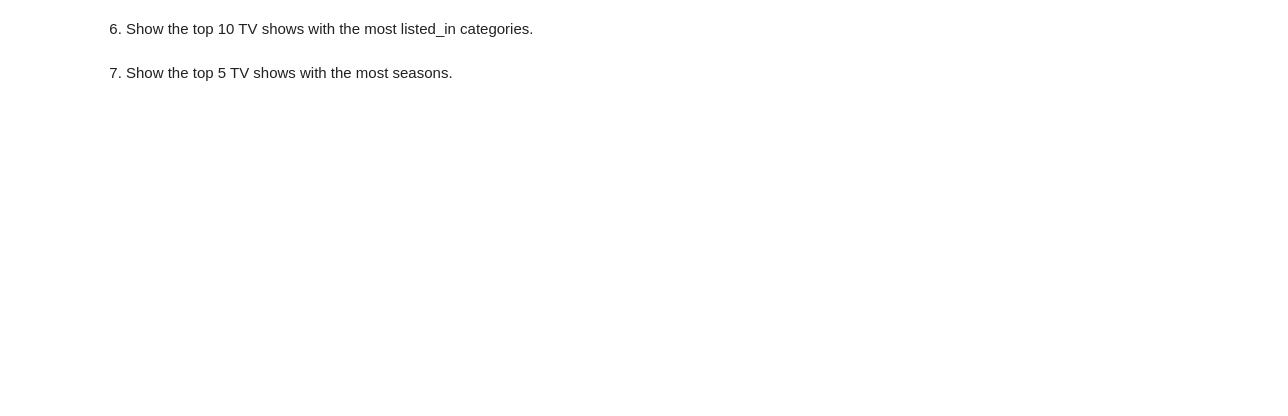
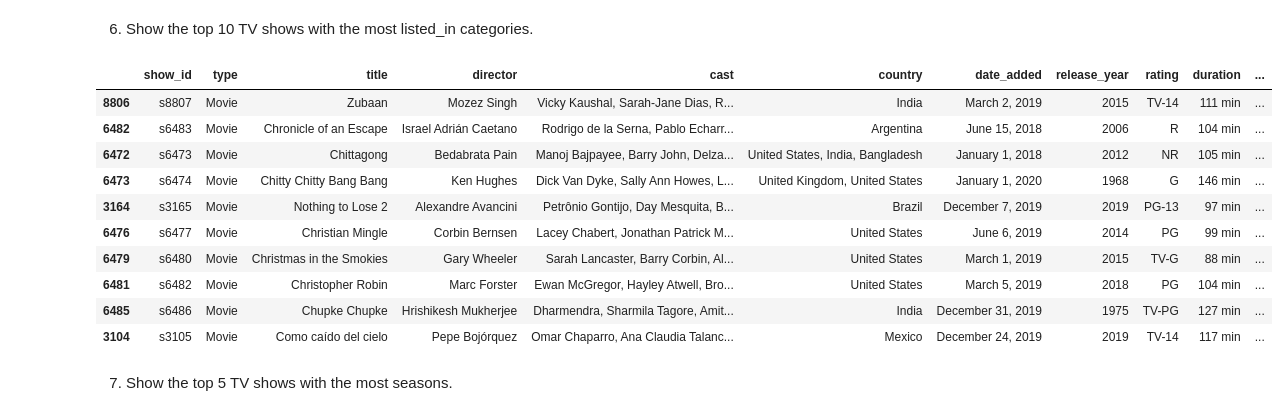
Before and after one commit to ahayasic/workshop-pandas-zero-to-hero, a Jupyter notebook: 02-string-manipulation.ipynb, the cells around one changed output. Saved outputs shown, nothing was run; the diff lists cells and outputs as text; code cells hidden in the pictures; blank space fills up the shorter version.

```diff
--- a/02-string-manipulation.ipynb
+++ b/02-string-manipulation.ipynb
@@ -398,2 +470,8 @@ df.head()
 # %% [markdown]
 5. Show the top 10 TV shows with the biggest cast size. Display only the title, director, cast, cast size, country, and release year columns.
+# %%
+df['cast_size'] = df['cast'].str.split(',').str.len()
+
+sorted_df = df.sort_values('cast_size', ascending=False)
+
+sorted_df[['title', 'director', 'cast', 'cast_size', 'country', 'release_year']].head(10)
@@ -400,4 +490,21 @@ df.head()
 # %% [markdown]
 6. Show the top 10 TV shows with the most listed_in categories.
+# %%
+df['listed_in_count'] = df['listed_in'].str.split(',').str.len()
+
+sorted_df = df.sort_values('listed_in_count', ascending=False)
+sorted_df.head(10)
+# %% [output]
+|  | show_id | type | title | director | cast | country | date_added | release_year | rating | duration | ... |
+| 8806 | s8807 | Movie | Zubaan | Mozez Singh | Vicky Kaushal, Sarah-Jane Dias, R... | India | March 2, 2019 | 2015 | TV-14 | 111 min | ... |
+| 6482 | s6483 | Movie | Chronicle of an Escape | Israel Adrián Caetano | Rodrigo de la Serna, Pablo Echarr... | Argentina | June 15, 2018 | 2006 | R | 104 min | ... |
+| 6472 | s6473 | Movie | Chittagong | Bedabrata Pain | Manoj Bajpayee, Barry John, Delza... | United States, India, Bangladesh | January 1, 2018 | 2012 | NR | 105 min | ... |
+| 6473 | s6474 | Movie | Chitty Chitty Bang Bang | Ken Hughes | Dick Van Dyke, Sally Ann Howes, L... | United Kingdom, United States | January 1, 2020 | 1968 | G | 146 min | ... |
+| 3164 | s3165 | Movie | Nothing to Lose 2 | Alexandre Avancini | Petrônio Gontijo, Day Mesquita, B... | Brazil | December 7, 2019 | 2019 | PG-13 | 97 min | ... |
+| 6476 | s6477 | Movie | Christian Mingle | Corbin Bernsen | Lacey Chabert, Jonathan Patrick M... | United States | June 6, 2019 | 2014 | PG | 99 min | ... |
+| 6479 | s6480 | Movie | Christmas in the Smokies | Gary Wheeler | Sarah Lancaster, Barry Corbin, Al... | United States | March 1, 2019 | 2015 | TV-G | 88 min | ... |
+| 6481 | s6482 | Movie | Christopher Robin | Marc Forster | Ewan McGregor, Hayley Atwell, Bro... | United States | March 5, 2019 | 2018 | PG | 104 min | ... |
+| 6485 | s6486 | Movie | Chupke Chupke | Hrishikesh Mukherjee | Dharmendra, Sharmila Tagore, Amit... | India | December 31, 2019 | 1975 | TV-PG | 127 min | ... |
+| 3104 | s3105 | Movie | Como caído del cielo | Pepe Bojórquez | Omar Chaparro, Ana Claudia Talanc... | Mexico | December 24, 2019 | 2019 | TV-14 | 117 min | ... |
 # %% [markdown]
 7. Show the top 5 TV shows with the most seasons.
```
Also changed, not shown: parts of 17 cells of this notebook, 3 other files.
